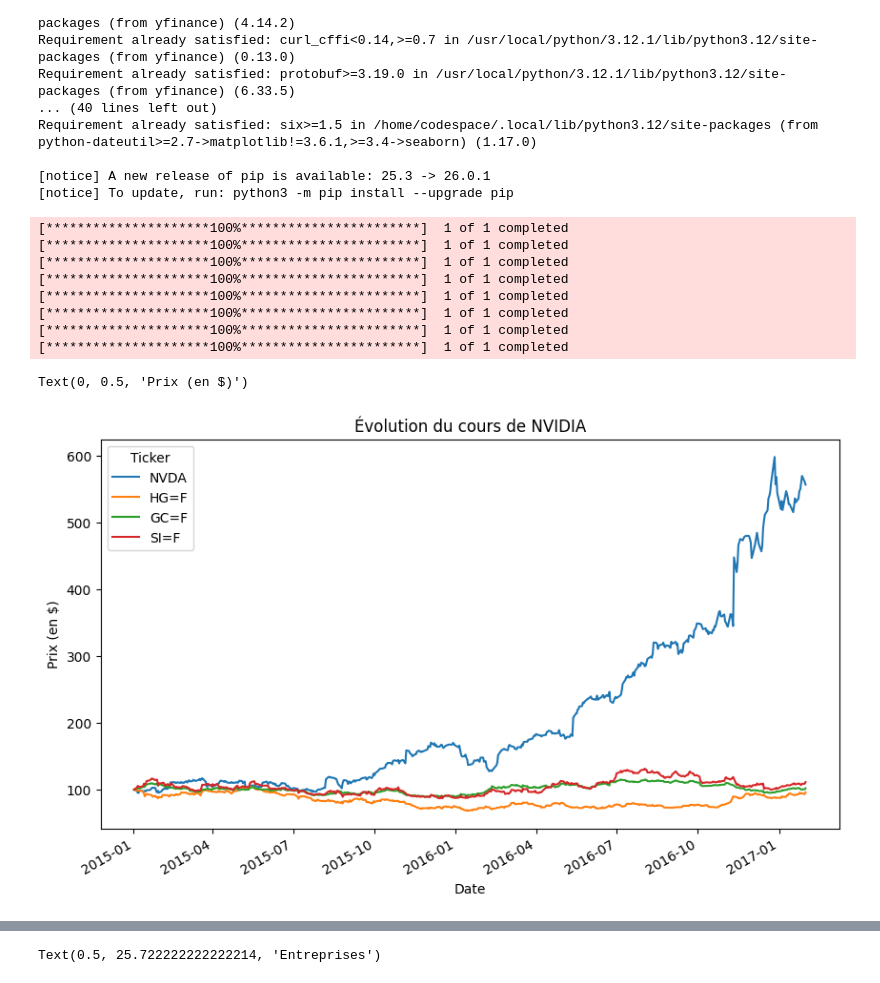
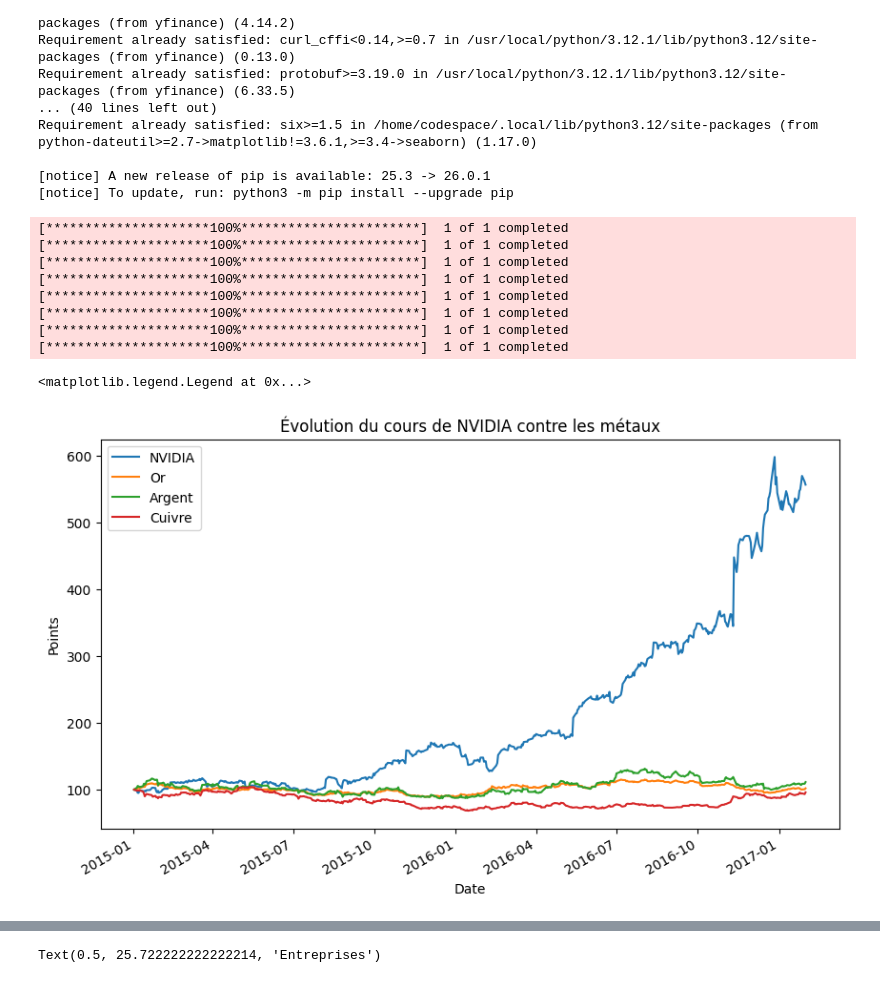
Before and after one commit to c-battaglia/Projet-Audit-Data-Battaglia-La-Mendola-Bernardoff-Bleywas, a Jupyter notebook: SCRIPTS/script.ipynb, the cells around one changed output, grey strips where cells are left out. Cells and saved outputs as stored; diff of their text form; code cells hidden in the pictures.

```diff
--- a/SCRIPTS/script.ipynb
+++ b/SCRIPTS/script.ipynb
@@ -25,37 +25,40 @@ Requirement already satisfied: six>=1.5 in /home/codespace/.local/lib/python3.12
 # %%
 import yfinance as yf
 import matplotlib.pyplot as plt
 import numpy as np
 import pandas as pd
 
 entreprises = ['NVDA', 'AAPL', 'MSFT','ASML']
 metaux = ['GC=F', 'SI=F', 'HG=F']
-ticker = entreprises+metaux
+nvidia = ['NVDA']
+ticker = nvidia+metaux
+
 
 fig,ax = plt.subplots(figsize=(10, 6))
 
-for ticker in tickers :
+for ticker in ticker :
     data = yf.download(ticker, start="2015-01-01", end="2017-02-01")
     data2 = yf.download(ticker, start="2015-01-01", end="2026-02-01")
 
     base_100 = (data["Close"] / data["Close"].iloc[0]) * 100
     base_100.plot(ax=ax, label=ticker)
 
 
-plt.title("Évolution du cours de NVIDIA")
+plt.title("Évolution du cours de NVIDIA contre les métaux")
 plt.xlabel("Date")
-plt.ylabel("Prix (en $)")
+plt.ylabel("Points")
+plt.legend(['NVIDIA','Or','Argent','Cuivre'])
 # %% [output]
 [*********************100%***********************]  1 of 1 completed
 [*********************100%***********************]  1 of 1 completed
 [*********************100%***********************]  1 of 1 completed
 [*********************100%***********************]  1 of 1 completed
 [*********************100%***********************]  1 of 1 completed
 [*********************100%***********************]  1 of 1 completed
 [*********************100%***********************]  1 of 1 completed
 [*********************100%***********************]  1 of 1 completed
-Text(0, 0.5, 'Prix (en $)')
+<matplotlib.legend.Legend at 0x...>
-[figure, old version]
+[figure, new version]
 # %%
 entreprises = ['NVDA', 'AAPL', 'MSFT','ASML']
 metaux = ['GC=F', 'SI=F', 'HG=F']
```
Also changed, not shown: parts of 9 cells of this notebook.
